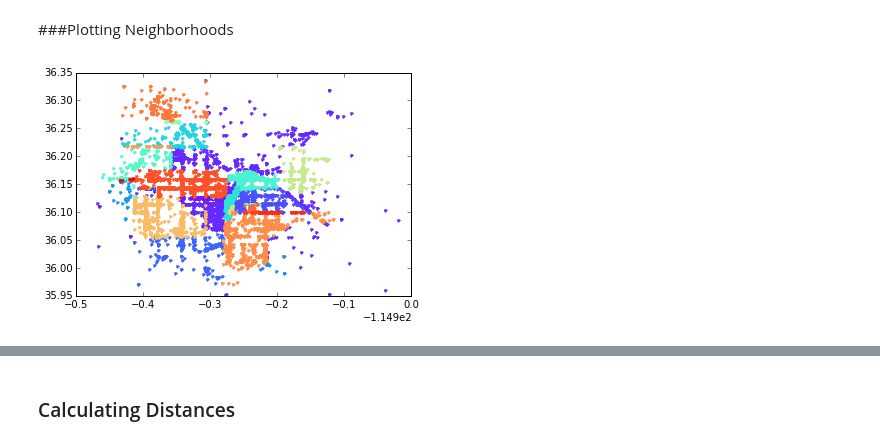
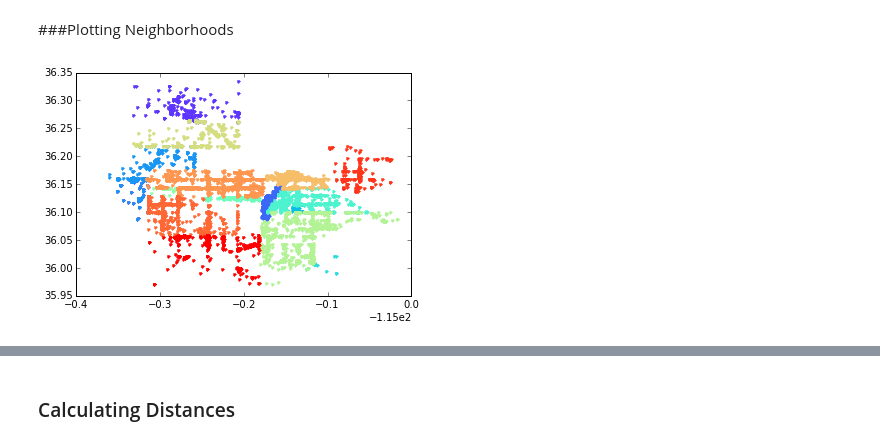
Before and after one commit to drsaltiel/GA_final, a Jupyter notebook: exploration.ipynb, the cells around one changed output, grey strips where cells are left out. Drawn from its saved outputs; the diff is of its cells as text; code cells hidden in the pictures.

Commit message:
changed plotting neighborhoods function to plot unique neighborhoods instead of neighborhood combinations

```diff
--- a/exploration.ipynb
+++ b/exploration.ipynb
@@ -239,17 +223,28 @@ len(LV_no_label)/float(len(LV))
 0.1599567459657295
 # %% [markdown]
 ###Plotting Neighborhoods
+# %%
+def find_neighborhoods(city):
+    hood = []
+    for line in set(city['neighborhoods']):
+        hood+=( [ast.literal_eval(line)[i] for i in range(len(ast.literal_eval(line))) ])
+    return set(hood)
 # %%
 import numpy as np
 import matplotlib.pyplot as plt
 import matplotlib.cm as cm
 %matplotlib inline
-colors = cm.rainbow(np.linspace(0, 1, len(set(LV['neighborhoods']))))
-for neighborhood, c in zip(set(LV['neighborhoods']), colors):
-    hood = LV[[neighborhood in j for i, j in LV['neighborhoods'].iteritems()]]
-    y = hood['latitude']
-    x = hood['longitude']
+def plot_neighborhoods(city):
+    neighborhoods = find_neighborhoods(city)
+    colors = cm.rainbow(np.linspace(0, 1, len(neighborhoods)))
+    for neighborhood, c in zip(neighborhoods, colors):
+        hood = city[[neighborhood in j for i, j in city['neighborhoods'].iteritems()]]
+        y = hood['latitude']
+        x = hood['longitude']
 
-    plt.plot(x,y, '.', color = c)
+        plt.plot(x,y, '.', color = c, label = neighborhood)
+#         plt.legend()
-# %% [output]
-[figure, removed]
+# %%
+plot_neighborhoods(LV)
+# %% [output]
+[figure, added]
```
Also changed, not shown: parts of 7 cells of this notebook.
